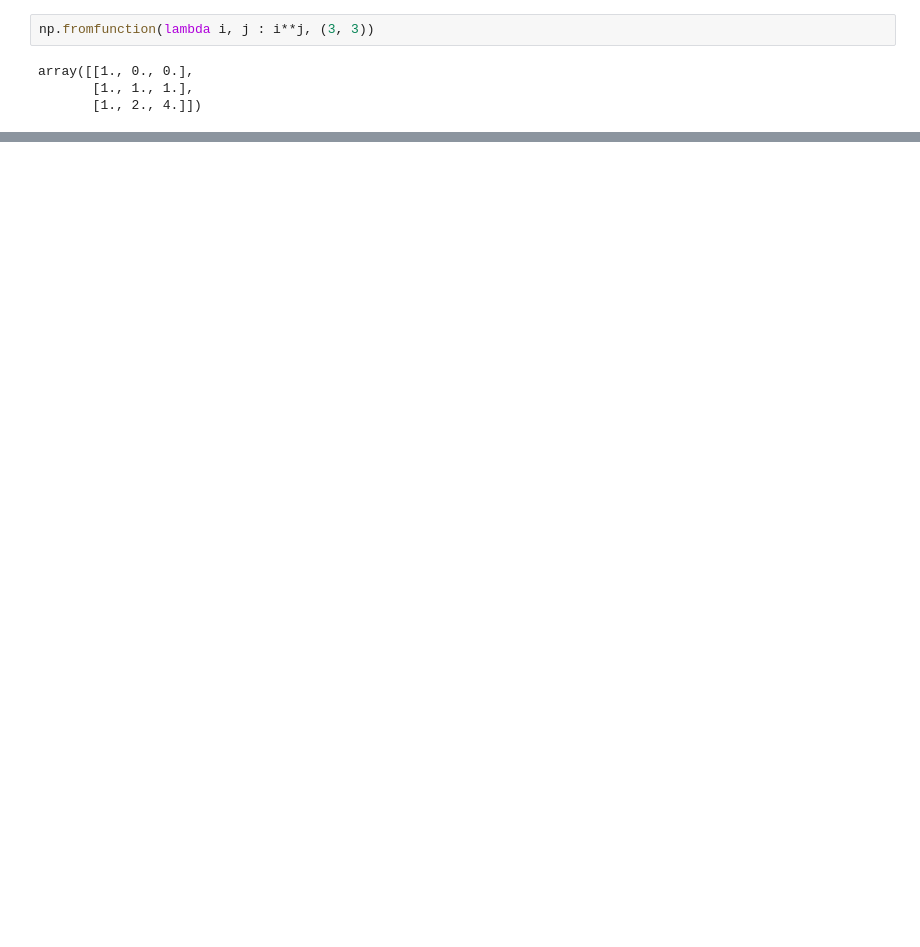
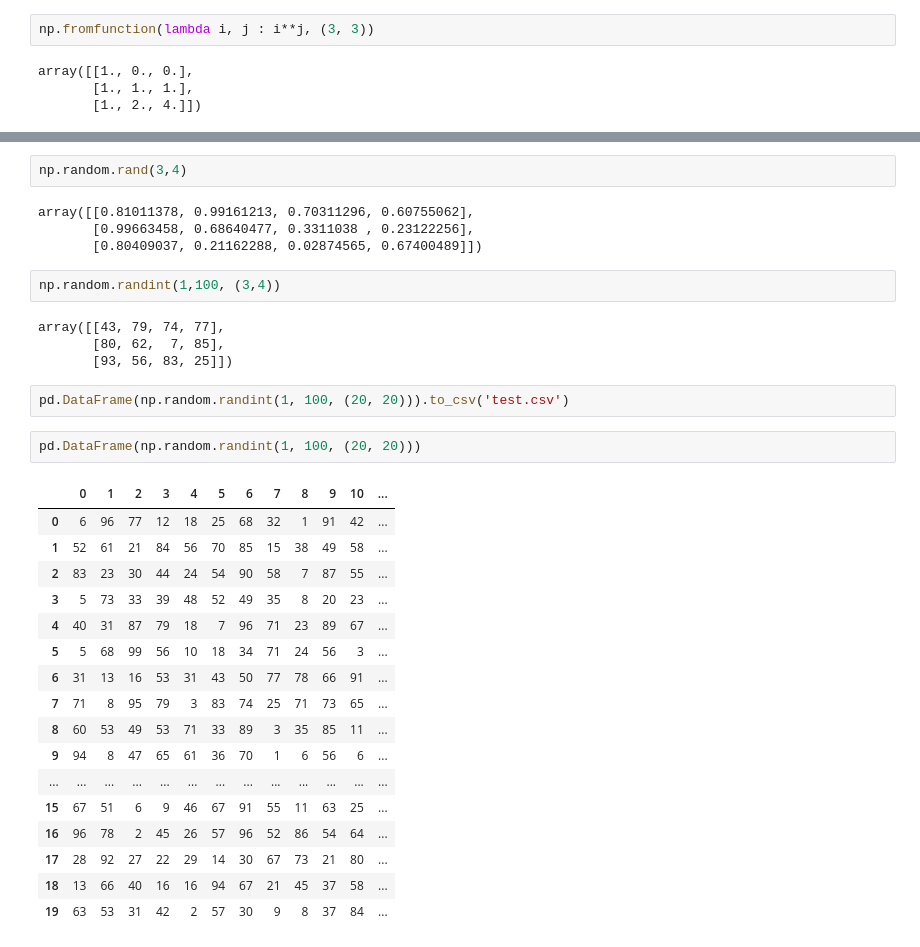
Before and after one commit to vaibhav-arde/learnNumPy, a Jupyter notebook: numpyBasics.ipynb, the cells around one changed output, grey strips where cells are left out. Cells and saved outputs as stored; diff of their text form; blank space fills up the shorter version.

```diff
--- a/numpyBasics.ipynb
+++ b/numpyBasics.ipynb
@@ -78,0 +301,34 @@ array([[1., 0., 0.],
+# %%
+np.random.rand(3,4)
+# %% [output]
+array([[0.81011378, 0.99161213, 0.70311296, 0.60755062],
+       [0.99663458, 0.68640477, 0.3311038 , 0.23122256],
+       [0.80409037, 0.21162288, 0.02874565, 0.67400489]])
+# %%
+np.random.randint(1,100, (3,4))
+# %% [output]
+array([[43, 79, 74, 77],
+       [80, 62,  7, 85],
+       [93, 56, 83, 25]])
+# %%
+pd.DataFrame(np.random.randint(1, 100, (20, 20))).to_csv('test.csv')
+# %%
+pd.DataFrame(np.random.randint(1, 100, (20, 20)))
+# %% [output]
+|  | 0 | 1 | 2 | 3 | 4 | 5 | 6 | 7 | 8 | 9 | 10 | ... |
+| 0 | 6 | 96 | 77 | 12 | 18 | 25 | 68 | 32 | 1 | 91 | 42 | ... |
+| 1 | 52 | 61 | 21 | 84 | 56 | 70 | 85 | 15 | 38 | 49 | 58 | ... |
+| 2 | 83 | 23 | 30 | 44 | 24 | 54 | 90 | 58 | 7 | 87 | 55 | ... |
+| 3 | 5 | 73 | 33 | 39 | 48 | 52 | 49 | 35 | 8 | 20 | 23 | ... |
+| 4 | 40 | 31 | 87 | 79 | 18 | 7 | 96 | 71 | 23 | 89 | 67 | ... |
+| 5 | 5 | 68 | 99 | 56 | 10 | 18 | 34 | 71 | 24 | 56 | 3 | ... |
+| 6 | 31 | 13 | 16 | 53 | 31 | 43 | 50 | 77 | 78 | 66 | 91 | ... |
+| 7 | 71 | 8 | 95 | 79 | 3 | 83 | 74 | 25 | 71 | 73 | 65 | ... |
+| 8 | 60 | 53 | 49 | 53 | 71 | 33 | 89 | 3 | 35 | 85 | 11 | ... |
+| 9 | 94 | 8 | 47 | 65 | 61 | 36 | 70 | 1 | 6 | 56 | 6 | ... |
+| ... | ... | ... | ... | ... | ... | ... | ... | ... | ... | ... | ... | ... |
+| 15 | 67 | 51 | 6 | 9 | 46 | 67 | 91 | 55 | 11 | 63 | 25 | ... |
+| 16 | 96 | 78 | 2 | 45 | 26 | 57 | 96 | 52 | 86 | 54 | 64 | ... |
+| 17 | 28 | 92 | 27 | 22 | 29 | 14 | 30 | 67 | 73 | 21 | 80 | ... |
+| 18 | 13 | 66 | 40 | 16 | 16 | 94 | 67 | 21 | 45 | 37 | 58 | ... |
+| 19 | 63 | 53 | 31 | 42 | 2 | 57 | 30 | 9 | 8 | 37 | 84 | ... |
```
Also changed, not shown: parts of 63 cells of this notebook, 1 other file.
